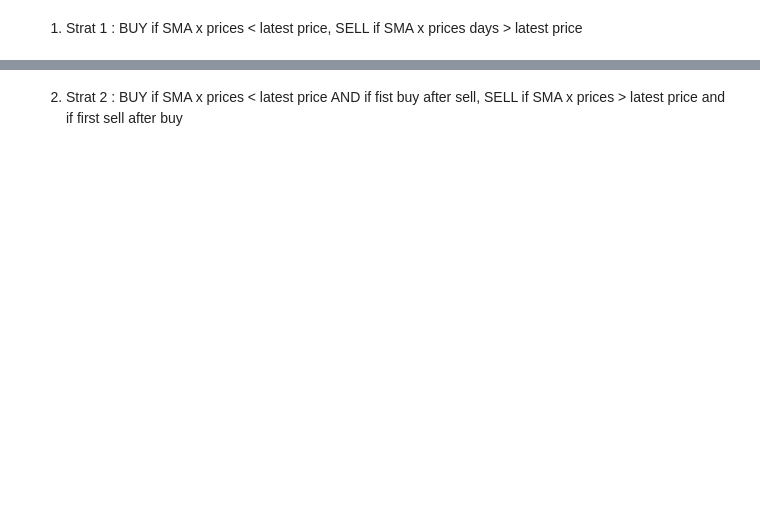
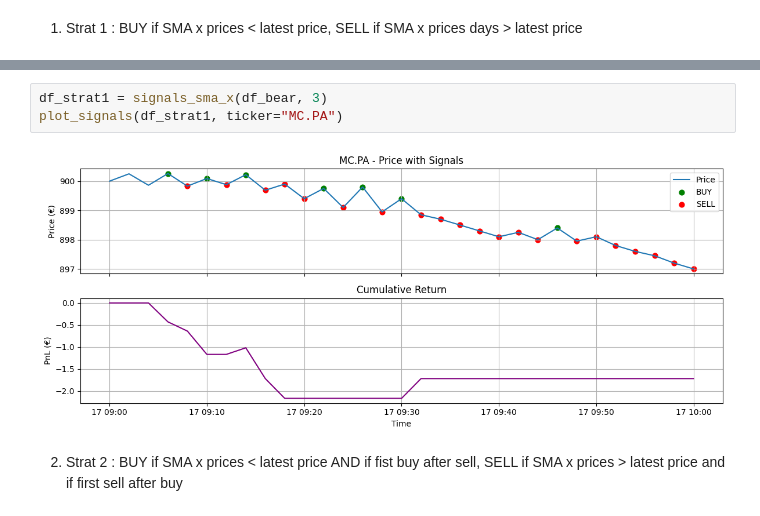
Before and after one commit to ALouise/trading-bot, a Jupyter notebook: notebooks/backtest_strategy_synthetic.ipynb, the cells around one changed output, grey strips where cells are left out. Cells and saved outputs as stored; diff of their text form; blank space fills up the shorter version.

```diff
--- a/notebooks/backtest_strategy_synthetic.ipynb
+++ b/notebooks/backtest_strategy_synthetic.ipynb
@@ -17,3 +21,8 @@ plot_signals(df_strat1, ticker="MC.PA")
+# %%
+df_strat1 = signals_sma_x(df_bear, 3)
+plot_signals(df_strat1, ticker="MC.PA")
+# %% [output]
+[figure, added]
 # %% [markdown]
 2. Strat 2 : BUY if SMA x prices < latest price AND if fist buy after sell, SELL if SMA x prices > latest price and if first sell after buy
 # %%
```
Also changed, not shown: parts of 7 cells of this notebook, 1 other file.
